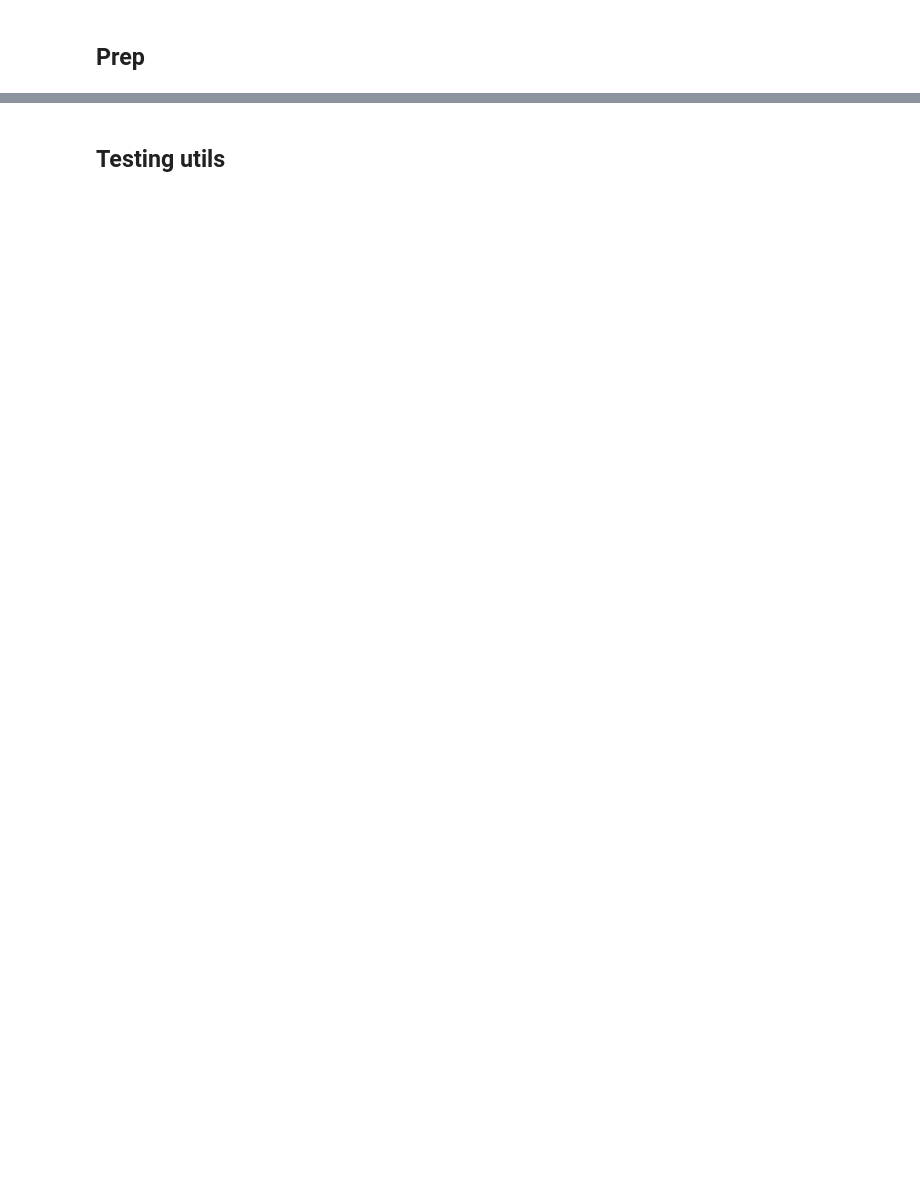
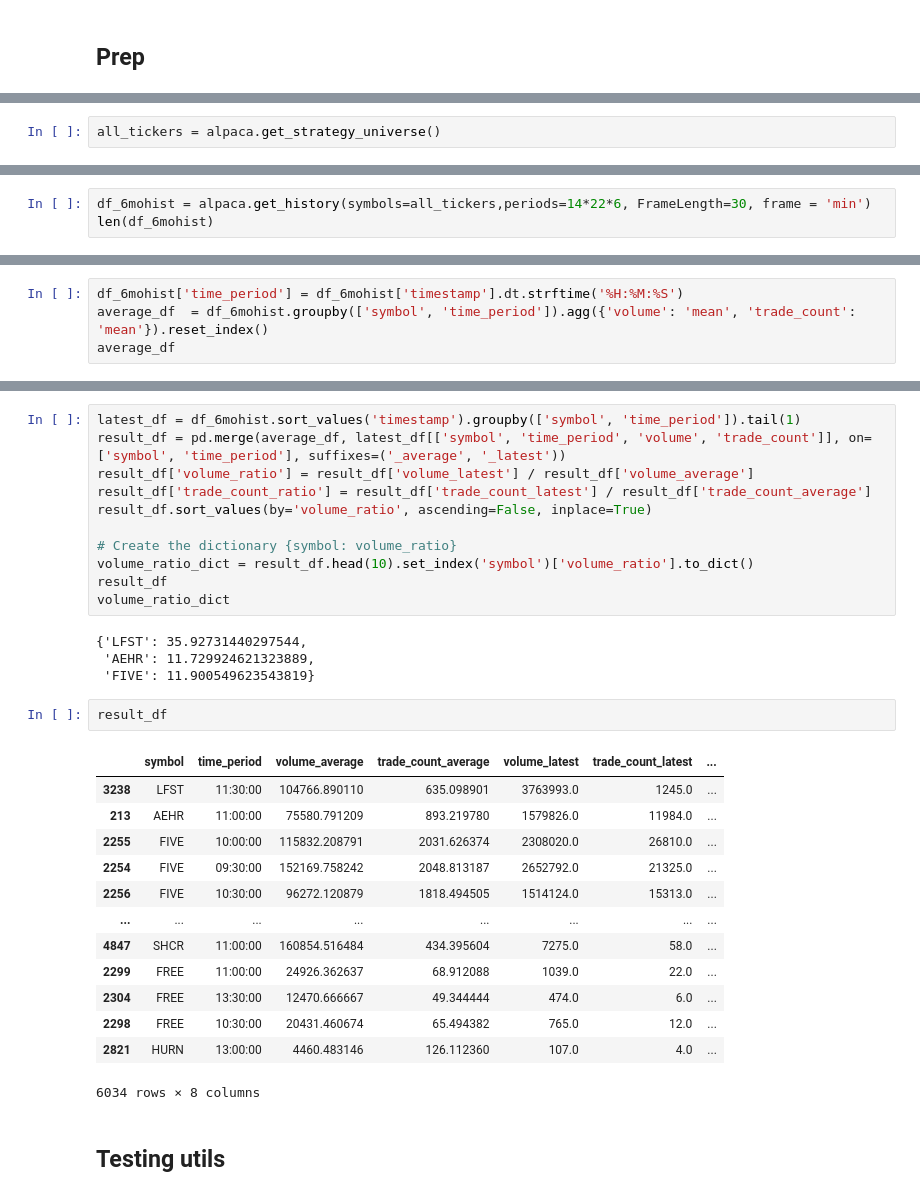
Before and after one commit to alexanu/alpaca_snippets, a Jupyter notebook: alpaca_plays.ipynb, the cells around one changed output, grey strips where cells are left out. Cells and saved outputs as stored; diff of their text form; blank space fills up the shorter version.

```diff
--- a/alpaca_plays.ipynb
+++ b/alpaca_plays.ipynb
@@ -12,0 +285,2 @@ alpaca = utils_for_alpaca.MyAlpaca(os.environ['ALPACA_API_KEY_PAPER'],os.environ
+# %%
+all_tickers = alpaca.get_strategy_universe()
@@ -12,0 +289,3 @@ alpaca = utils_for_alpaca.MyAlpaca(os.environ['ALPACA_API_KEY_PAPER'],os.environ
+# %%
+df_6mohist = alpaca.get_history(symbols=all_tickers,periods=14*22*6, FrameLength=30, frame = 'min')
+len(df_6mohist)
@@ -12,0 +296,4 @@ alpaca = utils_for_alpaca.MyAlpaca(os.environ['ALPACA_API_KEY_PAPER'],os.environ
+# %%
+df_6mohist['time_period'] = df_6mohist['timestamp'].dt.strftime('%H:%M:%S')
+average_df  = df_6mohist.groupby(['symbol', 'time_period']).agg({'volume': 'mean', 'trade_count': 'mean'}).reset_index()
+average_df
@@ -13,2 +337,33 @@ alpaca = utils_for_alpaca.MyAlpaca(os.environ['ALPACA_API_KEY_PAPER'],os.environ
+# %%
+latest_df = df_6mohist.sort_values('timestamp').groupby(['symbol', 'time_period']).tail(1)
+result_df = pd.merge(average_df, latest_df[['symbol', 'time_period', 'volume', 'trade_count']], on=['symbol', 'time_period'], suffixes=('_average', '_latest'))
+result_df['volume_ratio'] = result_df['volume_latest'] / result_df['volume_average']
+result_df['trade_count_ratio'] = result_df['trade_count_latest'] / result_df['trade_count_average']
+result_df.sort_values(by='volume_ratio', ascending=False, inplace=True)
+
+# Create the dictionary {symbol: volume_ratio}
+volume_ratio_dict = result_df.head(10).set_index('symbol')['volume_ratio'].to_dict()
+result_df
+volume_ratio_dict
+# %% [output]
+{'LFST': 35.92731440297544,
+ 'AEHR': 11.729924621323889,
+ 'FIVE': 11.900549623543819}
+# %%
+result_df
+# %% [output]
+|  | symbol | time_period | volume_average | trade_count_average | volume_latest | trade_count_latest | ... |
+| 3238 | LFST | 11:30:00 | 104766.890110 | 635.098901 | 3763993.0 | 1245.0 | ... |
+| 213 | AEHR | 11:00:00 | 75580.791209 | 893.219780 | 1579826.0 | 11984.0 | ... |
+| 2255 | FIVE | 10:00:00 | 115832.208791 | 2031.626374 | 2308020.0 | 26810.0 | ... |
+| 2254 | FIVE | 09:30:00 | 152169.758242 | 2048.813187 | 2652792.0 | 21325.0 | ... |
+| 2256 | FIVE | 10:30:00 | 96272.120879 | 1818.494505 | 1514124.0 | 15313.0 | ... |
+| ... | ... | ... | ... | ... | ... | ... | ... |
+| 4847 | SHCR | 11:00:00 | 160854.516484 | 434.395604 | 7275.0 | 58.0 | ... |
+| 2299 | FREE | 11:00:00 | 24926.362637 | 68.912088 | 1039.0 | 22.0 | ... |
+| 2304 | FREE | 13:30:00 | 12470.666667 | 49.344444 | 474.0 | 6.0 | ... |
+| 2298 | FREE | 10:30:00 | 20431.460674 | 65.494382 | 765.0 | 12.0 | ... |
+| 2821 | HURN | 13:00:00 | 4460.483146 | 126.112360 | 107.0 | 4.0 | ... |
+6034 rows × 8 columns
 # %% [markdown]
 ## Testing utils
```
Also changed, not shown: parts of 51 cells of this notebook, 10 other files.
